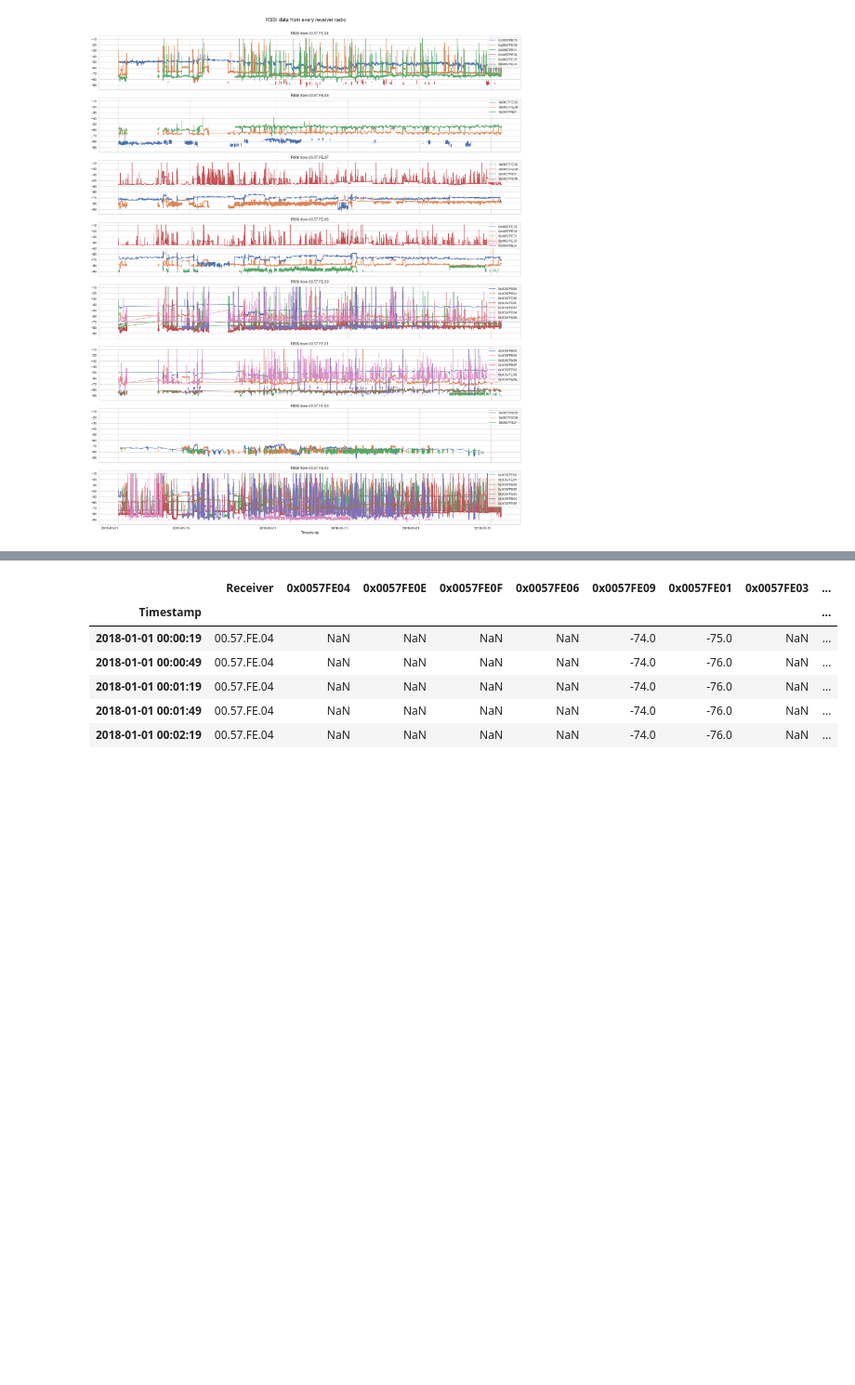
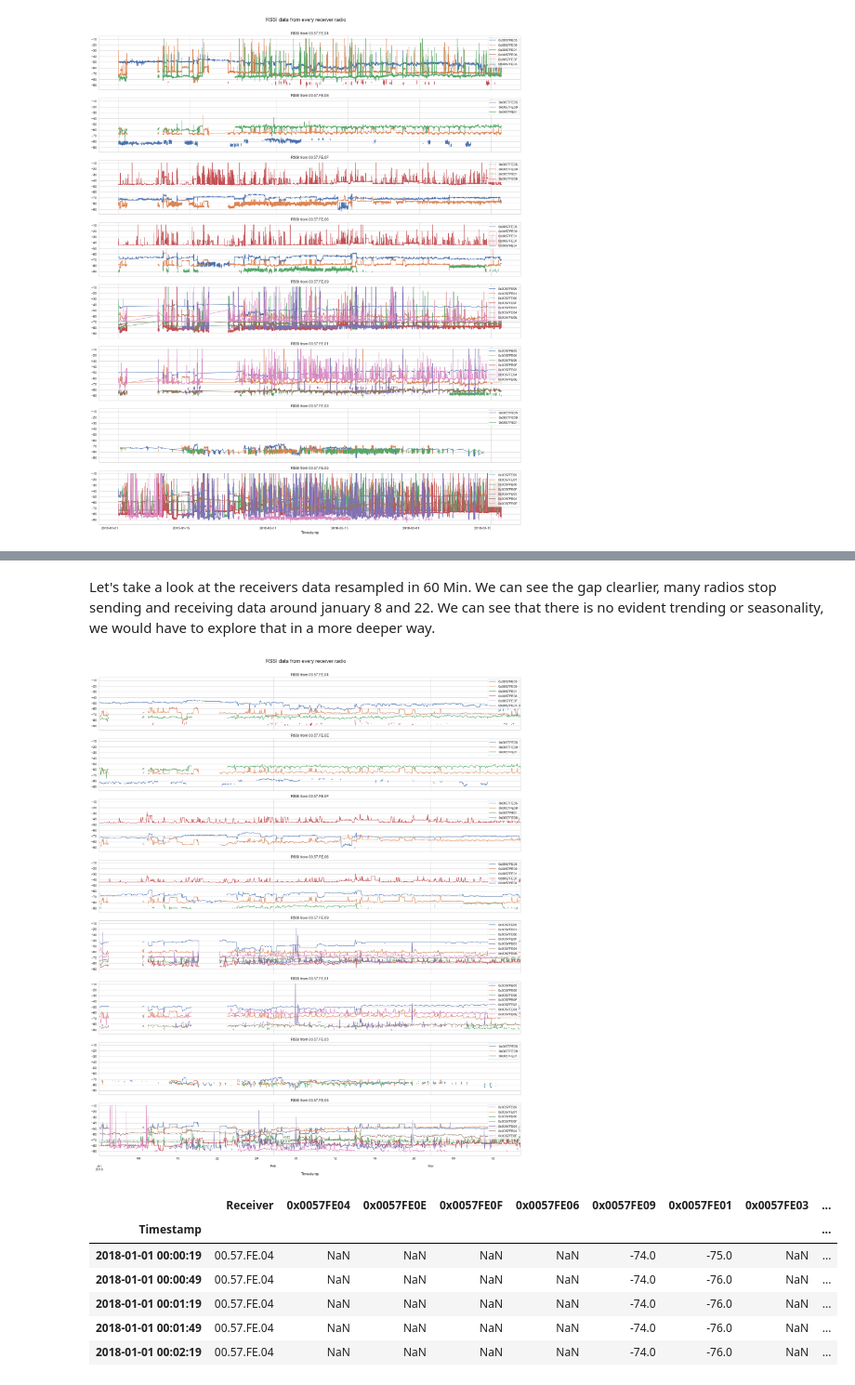
Before and after one commit to Charlie5DH/WSN, a Jupyter notebook: Notebooks/RSSI_Data_Exploration.ipynb, the cells around one changed output, grey strips where cells are left out. Shown at 93% size. Saved outputs shown, nothing was run; the diff lists cells and outputs as text; code cells hidden in the pictures; blank space fills up the shorter version.

```diff
--- a/Notebooks/RSSI_Data_Exploration.ipynb
+++ b/Notebooks/RSSI_Data_Exploration.ipynb
@@ -187,3 +191,20 @@ dff = create_RSSI_dataframe(df_powers, df, plot=True, start_date=start_date, end
+# %% [markdown]
+Let's take a look at the receivers data resampled in 60 Min. We can see the gap clearlier, many radios stop sending and receiving data around january 8 and 22. We can see that there is no evident trending or seasonality, we would have to explore that in a more deeper way.
+# %%
+resample_time = '60Min'
+
+color=['b','r','m','g','c','orange', 'y', 'grey']
+fig, axes = plt.subplots(nrows=RECEIVERS.shape[0], ncols=1, figsize=(24,28), sharey=True, sharex=True)
+fig.suptitle('RSSI data from every receiver radio', x=0.5, y=1.02, fontsize=20)
+for ii, ax in zip(RADIOS, axes):
+    dff[dff['Receiver']==ii].dropna(axis=1, how='all').resample(resample_time).mean().plot(ax=ax)
+    ax.tick_params(labelrotation=0)
+    ax.set_yticks(np.arange(-10, -100, step=-10))
+    ax.set_title('RSSI from {}'.format(ii))
+    ax.legend(loc='upper right')
+plt.tight_layout()
+# %% [output]
+[figure, added]
 # %%
 dff = add_date_features(dff)
 dff = dff[['Receiver','0x0057FE04', '0x0057FE0E','0x0057FE0F', '0x0057FE06',
```
Also changed, not shown: parts of 9 cells of this notebook.
